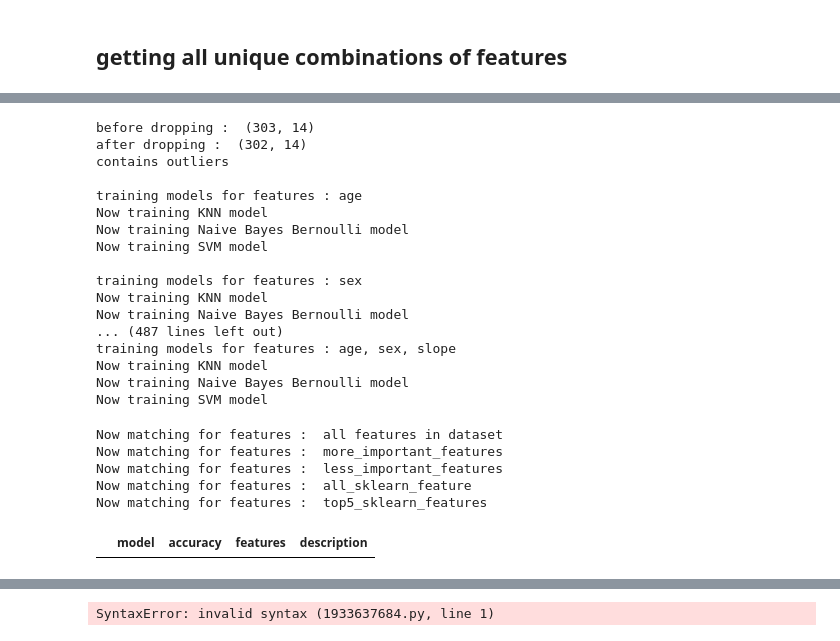
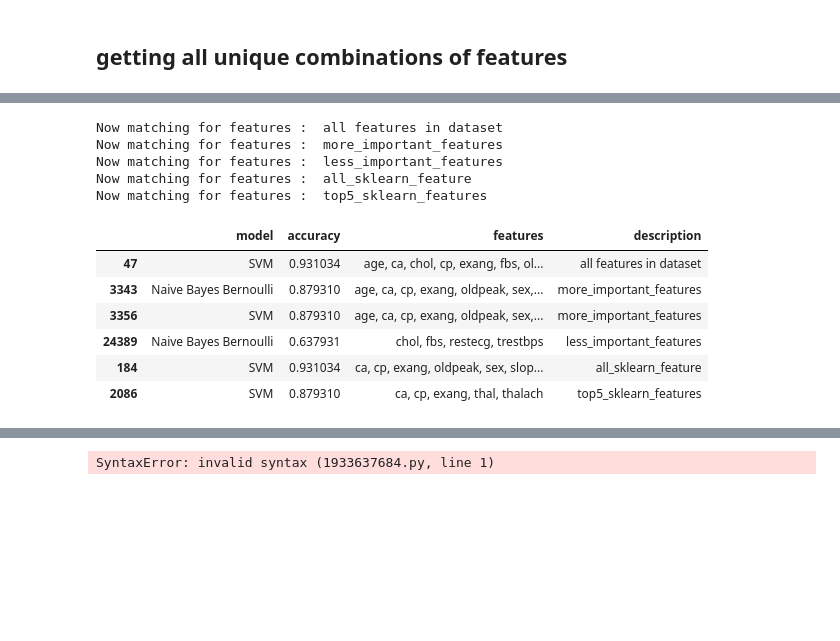
Before and after one commit to haocloo/USM_CS, a Jupyter notebook: CPC152/assignment (group)/testing.ipynb, the cells around one changed output, grey strips where cells are left out. Cells and saved outputs as stored; diff of their text form; code cells hidden in the pictures; blank space fills up the shorter version.

Commit message:
fixed accuracy issue but finding best features now

```diff
--- a/CPC152/assignment (group)/testing.ipynb
+++ b/CPC152/assignment (group)/testing.ipynb
@@ -312,6 +315,6 @@ def generate_combinations(df):
 
     return all_combinations
 
-features = generate_combinations(df)[:100]
+features = generate_combinations(df)
 len(features)
 # %% [output]
@@ -363,11 +366,9 @@ def training_models(X_train, X_test, y_train, y_test):
 # %%
 combination_accuracy = pd.DataFrame()
 
-df = IQR_outliers(load_data())
-
-print("remove by IQR")
+print("remove by zscore")
 for desc, cols in features:
     print(f"\ntraining models for features : {desc}")
     training_summary = training_models(*fit_model(df, cols))
     training_summary['features'] = desc
-    combination_accuracy = training_summary.append(training_summary)
+    combination_accuracy = combination_accuracy.append(training_summary)
@@ -374,9 +392,0 @@ for desc, cols in features:
-# %%
-df = zscore_outliers(load_data())
-
-print("remove by zscore")
-for desc, cols in features:
-    print(f"\ntraining models for features : {desc}")
-    training_summary = training_models(*fit_model(df, cols))
-    training_summary['features'] = desc
-    combination_accuracy = training_summary.append(training_summary)
@@ -401,56 +393,35 @@ Now training SVM model
-# %%
-df = load_data()
-
-print("contains outliers")
-for desc, cols in features:
-    print(f"\ntraining models for features : {desc}")
-    training_summary = training_models(*fit_model(df, cols))
-    training_summary['features'] = desc
-    combination_accuracy = training_summary.append(training_summary)
-# %% [output]
-before dropping :  (303, 14)
-after dropping :  (302, 14)
-contains outliers
-
-training models for features : age
-Now training KNN model
-Now training Naive Bayes Bernoulli model
-Now training SVM model
-
-training models for features : sex
-Now training KNN model
-Now training Naive Bayes Bernoulli model
-... (487 lines left out)
-training models for features : age, sex, slope
-Now training KNN model
-Now training Naive Bayes Bernoulli model
-Now training SVM model
 # %%
-combination_accuracy.sort_values(by='accuracy', ascending=False).reset_index(drop=True, inplace=True)
+combination_accuracy = combination_accuracy.sort_values(by='accuracy', ascending=False).reset_index(drop=True)
 
 matching = pd.DataFrame()
 
 for desc, columns in feature_selection:
     print("Now matching for features : ", desc)
     match = ', '.join(columns)
     # Filter the combination accuracy dataframe by the match and assign the description column
     match_df = combination_accuracy[combination_accuracy['features'] == match].assign(description=desc)
     # Append the match dataframe to the matching dataframe
     matching = matching.append(match_df)
 
 # replace accuracy column with the max accuracy for each description
 grouped = matching.groupby('description')['accuracy'].transform(max)
 
 # Filter the DataFrame to include only the rows with the highest accuracy for each description
 max_accuracy_rows = matching[matching['accuracy'] == grouped]
 max_accuracy_rows
 # %% [output]
 Now matching for features :  all features in dataset
 Now matching for features :  more_important_features
 Now matching for features :  less_important_features
 Now matching for features :  all_sklearn_feature
 Now matching for features :  top5_sklearn_features
 |  | model | accuracy | features | description |
+| 47 | SVM | 0.931034 | age, ca, chol, cp, exang, fbs, ol... | all features in dataset |
+| 3343 | Naive Bayes Bernoulli | 0.879310 | age, ca, cp, exang, oldpeak, sex,... | more_important_features |
+| 3356 | SVM | 0.879310 | age, ca, cp, exang, oldpeak, sex,... | more_important_features |
+| 24389 | Naive Bayes Bernoulli | 0.637931 | chol, fbs, restecg, trestbps | less_important_features |
+| 184 | SVM | 0.931034 | ca, cp, exang, oldpeak, sex, slop... | all_sklearn_feature |
+| 2086 | SVM | 0.879310 | ca, cp, exang, thal, thalach | top5_sklearn_features |
 # %%
 # top 10 best features
 combination_accuracy.head(10)
```
Also changed, not shown: parts of 13 cells of this notebook.
